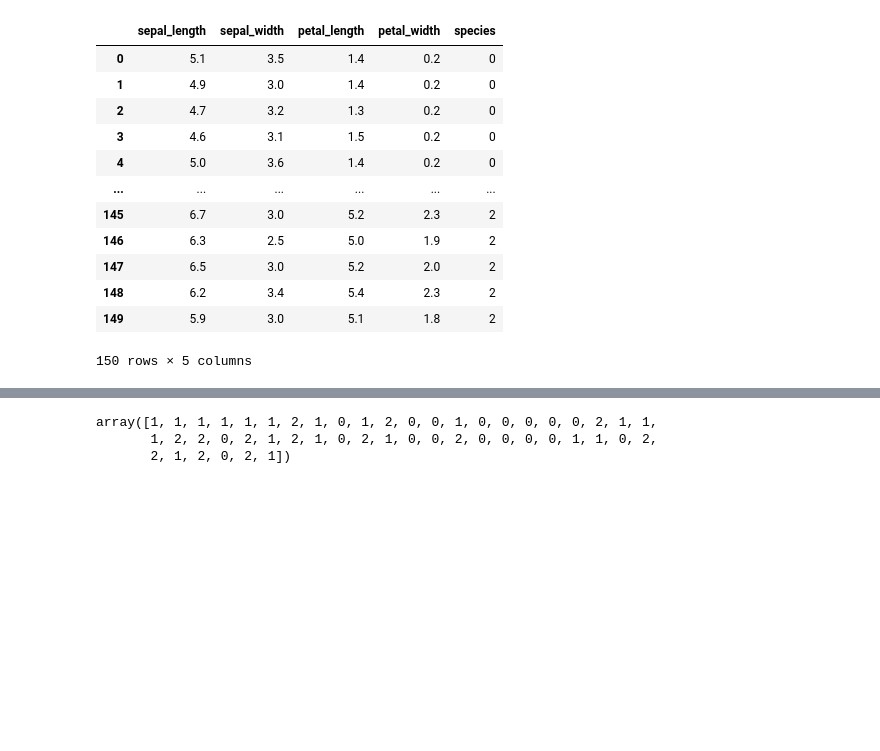
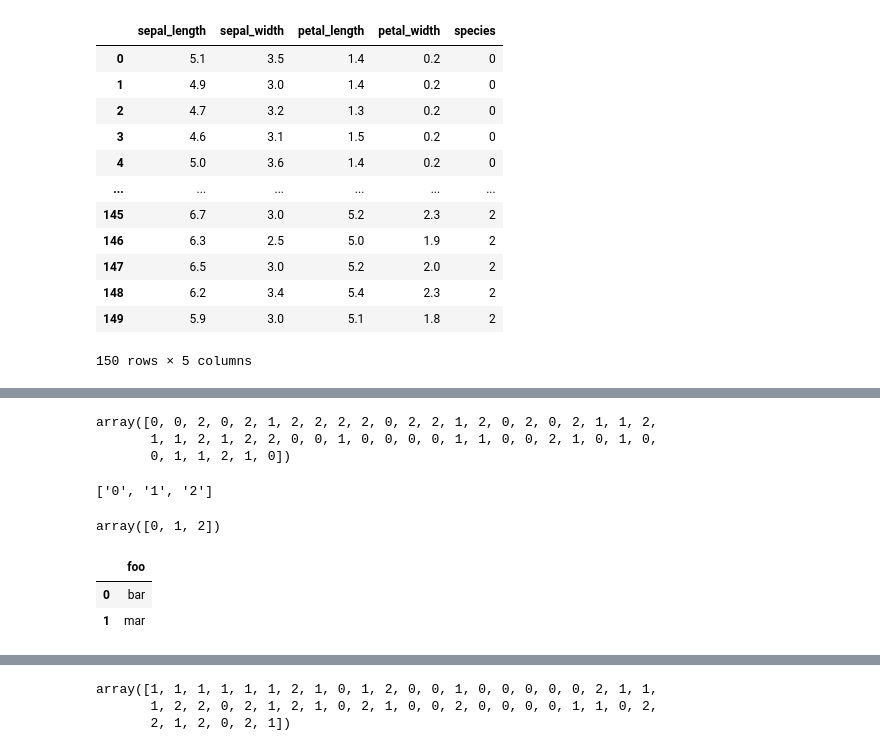
Before and after one commit to FlorianBorn/machine-learning-microservice-template, a Jupyter notebook: microservice/model/foo.ipynb, the cells around one changed output, grey strips where cells are left out. Drawn from its saved outputs; the diff is of its cells as text; code cells hidden in the pictures; blank space fills up the shorter version.

```diff
--- a/microservice/model/foo.ipynb
+++ b/microservice/model/foo.ipynb
@@ -296,0 +313,17 @@ class Preprocessor():
+# %%
+from microservice.model.train import train_model # import train
+from microservice.model.model import Model
+from microservice.model.preprocessing import Preprocessor
+
+# Lade Daten
+df = load_data()
+df_train, df_val = train_test_split(df, test_size=50)
+
+# Model
+model = Model()
+model.train(df_train)
+model.predict(df_val.drop('species', axis=1))
+# %% [output]
+array([0, 0, 2, 0, 2, 1, 2, 2, 2, 2, 0, 2, 2, 1, 2, 0, 2, 0, 2, 1, 1, 2,
+       1, 1, 2, 1, 2, 2, 0, 0, 1, 0, 0, 0, 0, 1, 1, 0, 0, 2, 1, 0, 1, 0,
+       0, 1, 1, 2, 1, 0])
@@ -296,0 +332,4 @@ class Preprocessor():
+# %%
+model.classes
+# %% [output]
+['0', '1', '2']
@@ -317,0 +365,15 @@ mdl = fit(processed_X, processed_y)
+# %%
+model.model.classes_
+# %% [output]
+array([0, 1, 2])
+# %%
+d = [
+    {'foo': 'bar'},
+    {'foo': 'mar'}
+]
+
+pd.DataFrame(d)
+# %% [output]
+|  | foo |
+| 0 | bar |
+| 1 | mar |
```
Also changed, not shown: parts of 12 cells of this notebook, 11 other files.
